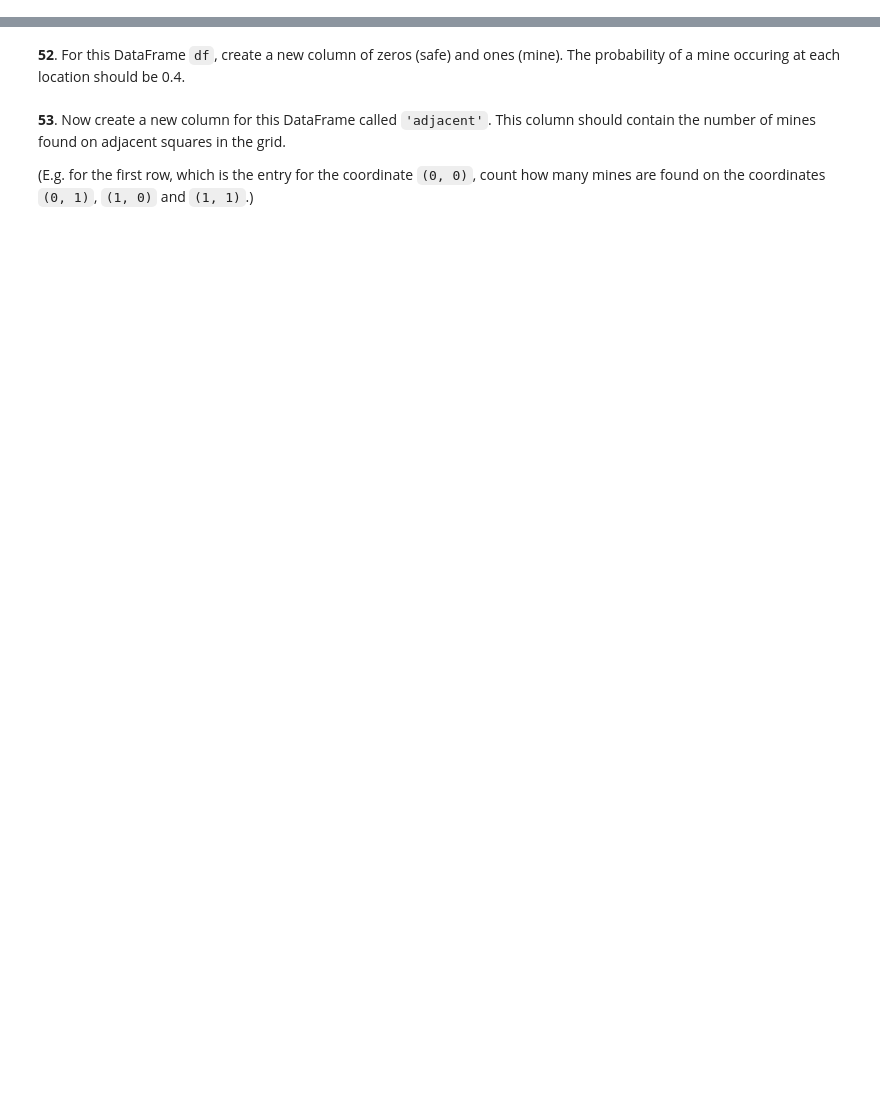
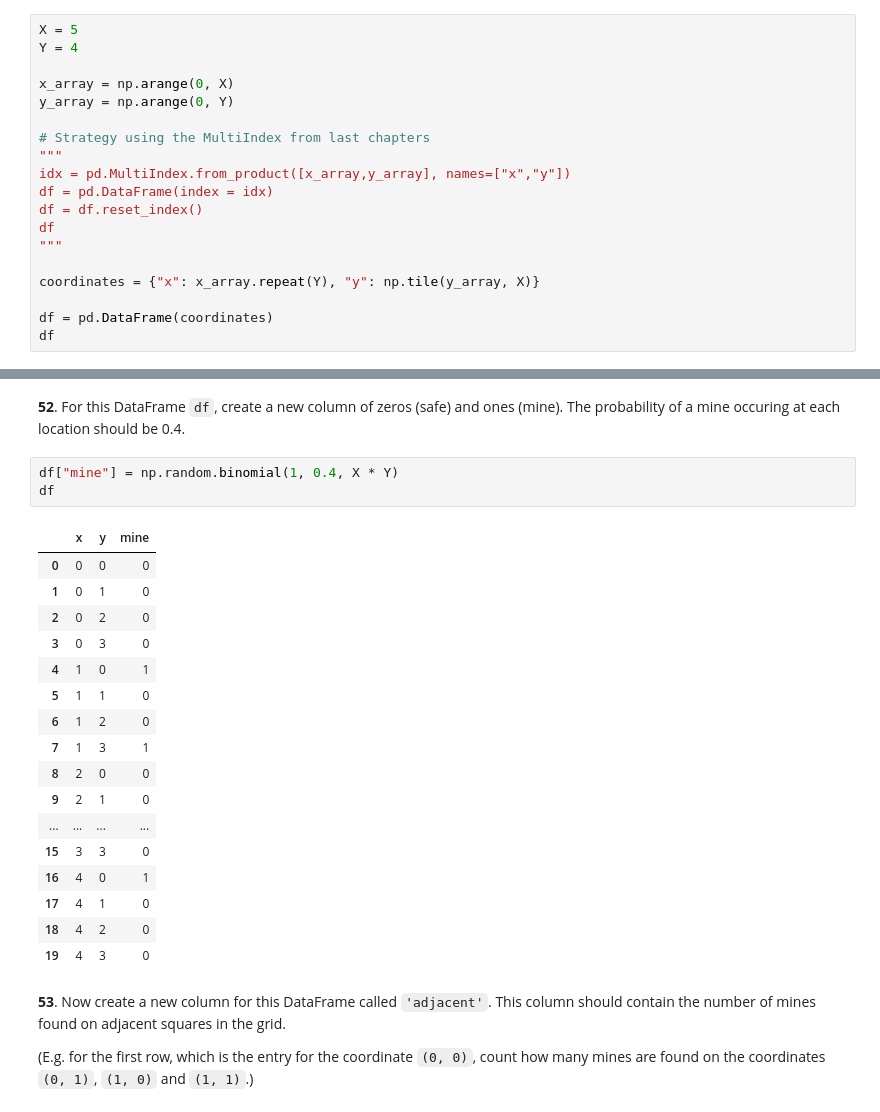
Before and after one commit to MaximeLambertManzi/60-pandas-puzzles, a Jupyter notebook: 100-pandas-puzzles-my-solutions.ipynb, the cells around one changed output, grey strips where cells are left out. Saved outputs shown, nothing was run; the diff lists cells and outputs as text; blank space fills up the shorter version.

````diff
--- a/100-pandas-puzzles-my-solutions.ipynb
+++ b/100-pandas-puzzles-my-solutions.ipynb
@@ -1324 +1309,20 @@ To begin, generate a DataFrame `df` with two columns, `'x'` and `'y'` containing
 ```
+# %%
+X = 5
+Y = 4
+
+x_array = np.arange(0, X)
+y_array = np.arange(0, Y)
+
+# Strategy using the MultiIndex from last chapters
+"""
+idx = pd.MultiIndex.from_product([x_array,y_array], names=["x","y"])
+df = pd.DataFrame(index = idx)
+df = df.reset_index()
+df
+"""
+
+coordinates = {"x": x_array.repeat(Y), "y": np.tile(y_array, X)}
+
+df = pd.DataFrame(coordinates)
+df
@@ -1325,5 +1347,26 @@ To begin, generate a DataFrame `df` with two columns, `'x'` and `'y'` containing
 # %% [markdown]
 **52**. For this DataFrame `df`, create a new column of zeros (safe) and ones (mine). The probability of a mine occuring at each location should be 0.4.
+# %%
+df["mine"] = np.random.binomial(1, 0.4, X * Y)
+df
+# %% [output]
+|  | x | y | mine |
+| 0 | 0 | 0 | 0 |
+| 1 | 0 | 1 | 0 |
+| 2 | 0 | 2 | 0 |
+| 3 | 0 | 3 | 0 |
+| 4 | 1 | 0 | 1 |
+| 5 | 1 | 1 | 0 |
+| 6 | 1 | 2 | 0 |
+| 7 | 1 | 3 | 1 |
+| 8 | 2 | 0 | 0 |
+| 9 | 2 | 1 | 0 |
+| ... | ... | ... | ... |
+| 15 | 3 | 3 | 0 |
+| 16 | 4 | 0 | 1 |
+| 17 | 4 | 1 | 0 |
+| 18 | 4 | 2 | 0 |
+| 19 | 4 | 3 | 0 |
 # %% [markdown]
 **53**. Now create a new column for this DataFrame called `'adjacent'`. This column should contain the number of mines found on adjacent squares in the grid.
 
````
Also changed, not shown: parts of 20 cells of this notebook, 2 other files.
